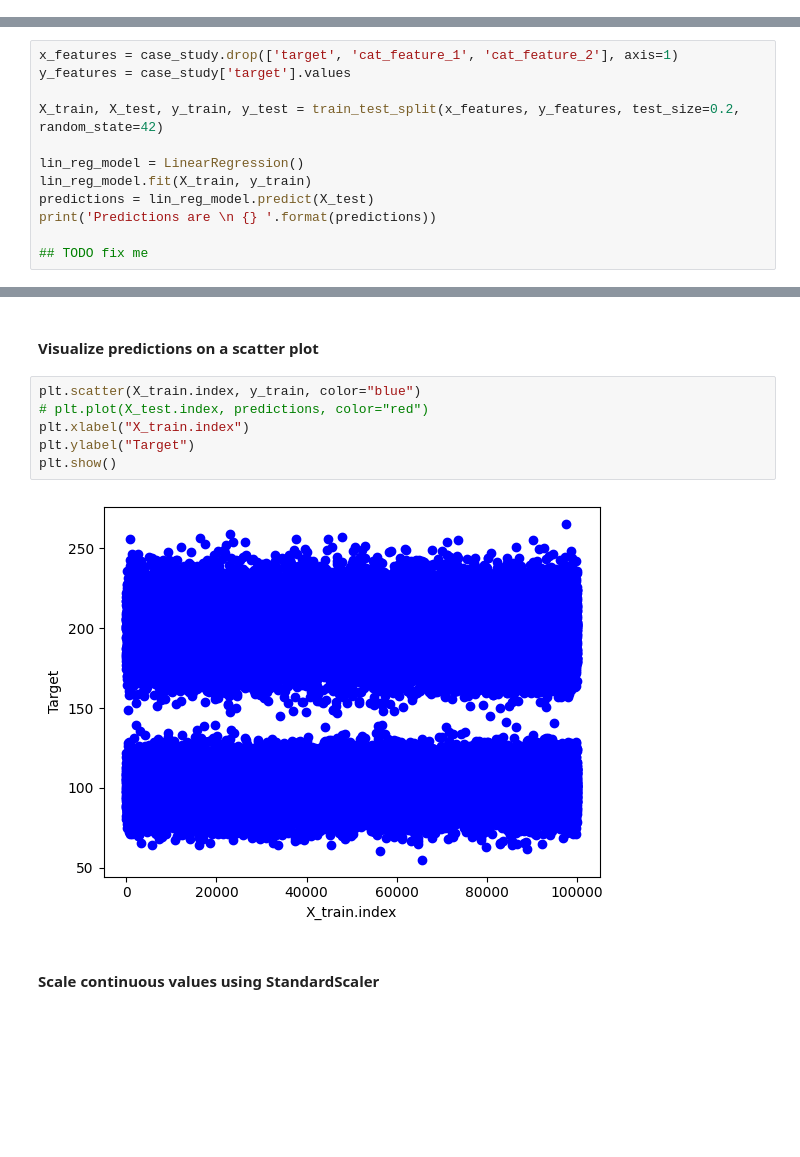
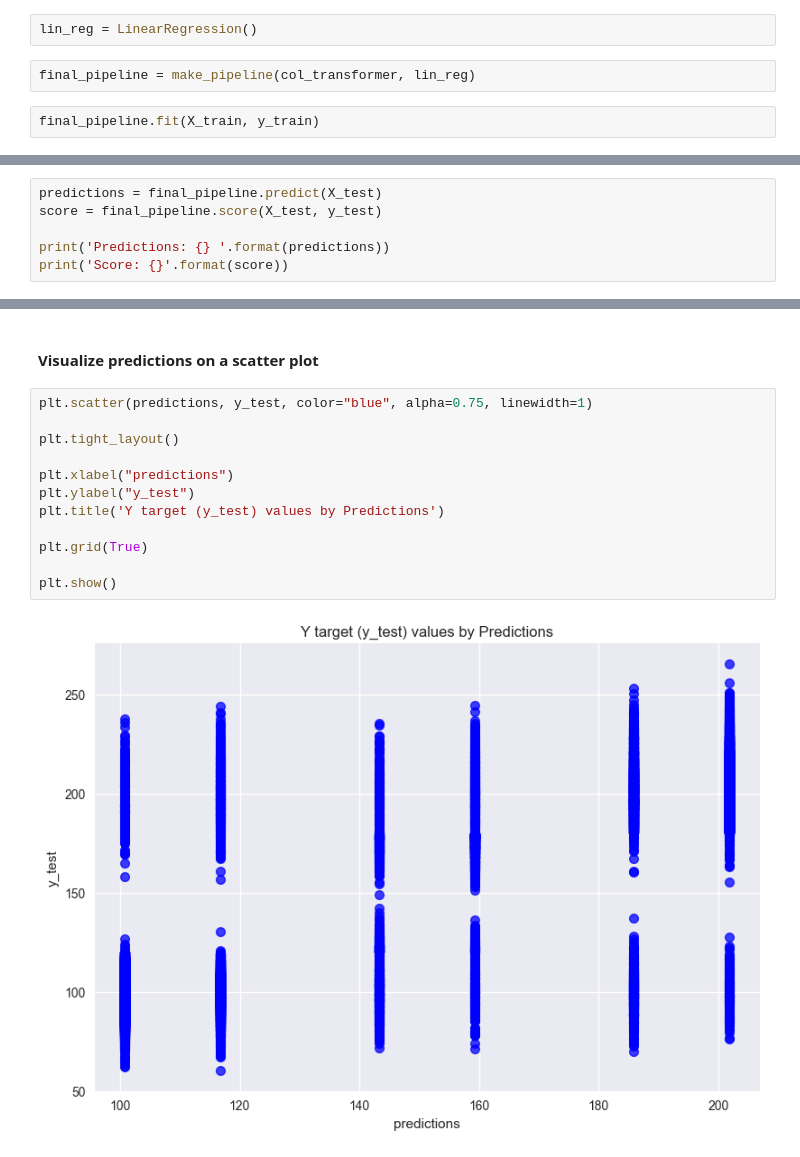
Before and after one commit to kir1m1/sk-data-science-hackathon, a Jupyter notebook: case_study.ipynb, the cells around one changed output, grey strips where cells are left out. Cells and saved outputs as stored; diff of their text form; blank space fills up the shorter version.

Commit message:
generate model

```diff
--- a/case_study.ipynb
+++ b/case_study.ipynb
@@ -102,0 +177,6 @@ X_train, X_test, y_train, y_test = train_test_split(x,y, test_size=0.2, random_s
+# %%
+lin_reg = LinearRegression()
+# %%
+final_pipeline = make_pipeline(col_transformer, lin_reg)
+# %%
+final_pipeline.fit(X_train, y_train)
@@ -103,15 +198,9 @@ X_train, X_test, y_train, y_test = train_test_split(x,y, test_size=0.2, random_s
 # %% [markdown]
 #### Calculate the predictions
 # %%
-x_features = case_study.drop(['target', 'cat_feature_1', 'cat_feature_2'], axis=1)
-y_features = case_study['target'].values
+predictions = final_pipeline.predict(X_test)
+score = final_pipeline.score(X_test, y_test)
 
-X_train, X_test, y_train, y_test = train_test_split(x_features, y_features, test_size=0.2, random_state=42)
-
-lin_reg_model = LinearRegression()
-lin_reg_model.fit(X_train, y_train)
-predictions = lin_reg_model.predict(X_test)
-print('Predictions are \n {} '.format(predictions))
-
-## TODO fix me
+print('Predictions: {} '.format(predictions))
+print('Score: {}'.format(score))
 # %% [output]
@@ -130,12 +221,16 @@ RMSE score 23.08942785401233
 # %% [markdown]
 #### Visualize predictions on a scatter plot
 # %%
-plt.scatter(X_train.index, y_train, color="blue")
-# plt.plot(X_test.index, predictions, color="red")
-plt.xlabel("X_train.index")
-plt.ylabel("Target")
+plt.scatter(predictions, y_test, color="blue", alpha=0.75, linewidth=1)
+
+plt.tight_layout()
+
+plt.xlabel("predictions")
+plt.ylabel("y_test")
+plt.title('Y target (y_test) values by Predictions')
+
+plt.grid(True)
+
 plt.show()
 # %% [output]
-[figure, old version]
+[figure, new version]
-# %% [markdown]
-#### Scale continuous values using StandardScaler
```
Also changed, not shown: parts of 22 cells of this notebook, 1 other file.
